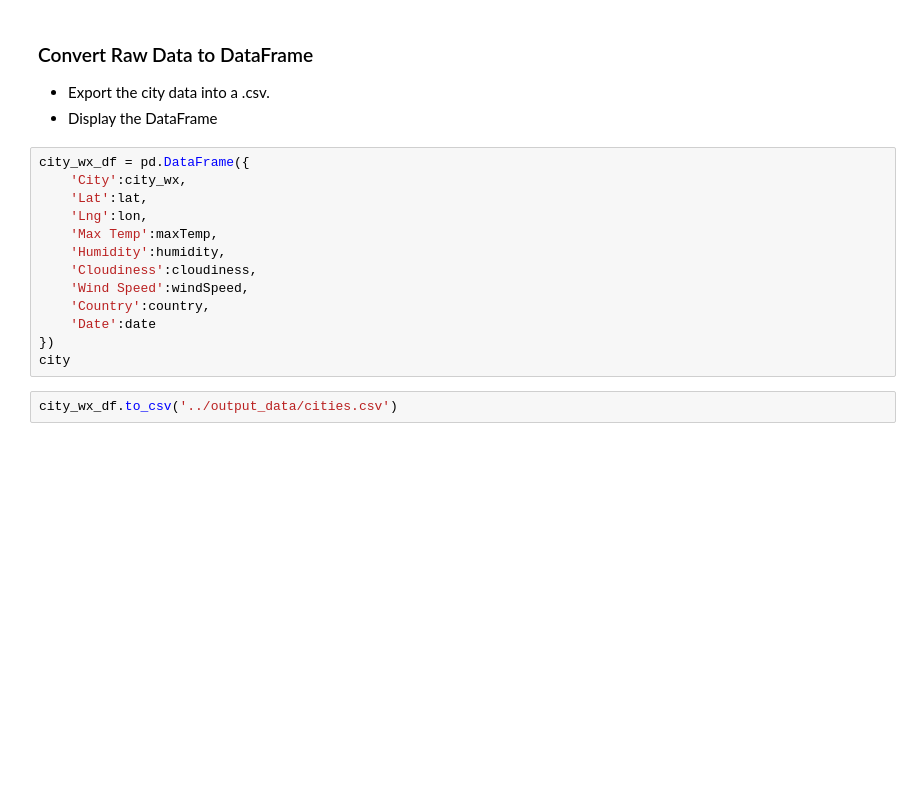
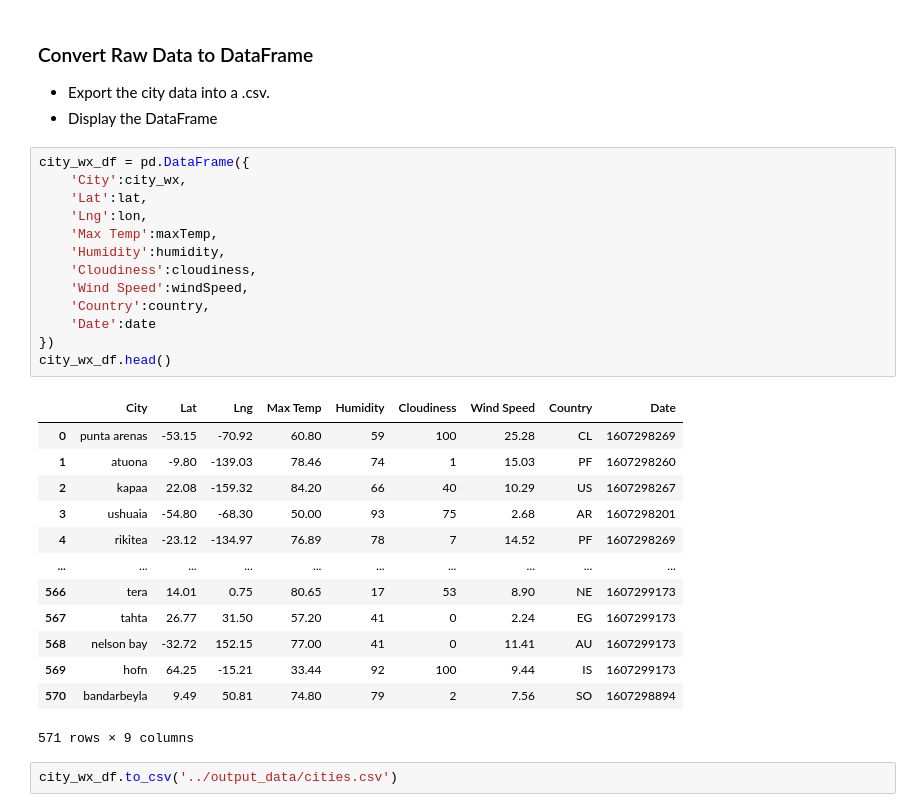
Before and after one commit to KStG1992/Weather-Hotels-API, a Jupyter notebook: WeatherPy/WeatherPy.ipynb, the cells around one changed output. Saved outputs shown, nothing was run; the diff lists cells and outputs as text; blank space fills up the shorter version.

```diff
--- a/WeatherPy/WeatherPy.ipynb
+++ b/WeatherPy/WeatherPy.ipynb
@@ -124,16 +124,30 @@ Data Retrieval Complete
 # %%
 city_wx_df = pd.DataFrame({
     'City':city_wx,
     'Lat':lat,
     'Lng':lon,
     'Max Temp':maxTemp,
     'Humidity':humidity,
     'Cloudiness':cloudiness,
     'Wind Speed':windSpeed,
     'Country':country,
     'Date':date
 })
-city
+city_wx_df.head()
+# %% [output]
+|  | City | Lat | Lng | Max Temp | Humidity | Cloudiness | Wind Speed | Country | Date |
+| 0 | punta arenas | -53.15 | -70.92 | 60.80 | 59 | 100 | 25.28 | CL | 1607298269 |
+| 1 | atuona | -9.80 | -139.03 | 78.46 | 74 | 1 | 15.03 | PF | 1607298260 |
+| 2 | kapaa | 22.08 | -159.32 | 84.20 | 66 | 40 | 10.29 | US | 1607298267 |
+| 3 | ushuaia | -54.80 | -68.30 | 50.00 | 93 | 75 | 2.68 | AR | 1607298201 |
+| 4 | rikitea | -23.12 | -134.97 | 76.89 | 78 | 7 | 14.52 | PF | 1607298269 |
+| ... | ... | ... | ... | ... | ... | ... | ... | ... | ... |
+| 566 | tera | 14.01 | 0.75 | 80.65 | 17 | 53 | 8.90 | NE | 1607299173 |
+| 567 | tahta | 26.77 | 31.50 | 57.20 | 41 | 0 | 2.24 | EG | 1607299173 |
+| 568 | nelson bay | -32.72 | 152.15 | 77.00 | 41 | 0 | 11.41 | AU | 1607299173 |
+| 569 | hofn | 64.25 | -15.21 | 33.44 | 92 | 100 | 9.44 | IS | 1607299173 |
+| 570 | bandarbeyla | 9.49 | 50.81 | 74.80 | 79 | 2 | 7.56 | SO | 1607298894 |
+571 rows × 9 columns
 # %%
 city_wx_df.to_csv('../output_data/cities.csv')
 # %% [markdown]
```
Also changed, not shown: 2 other files.
